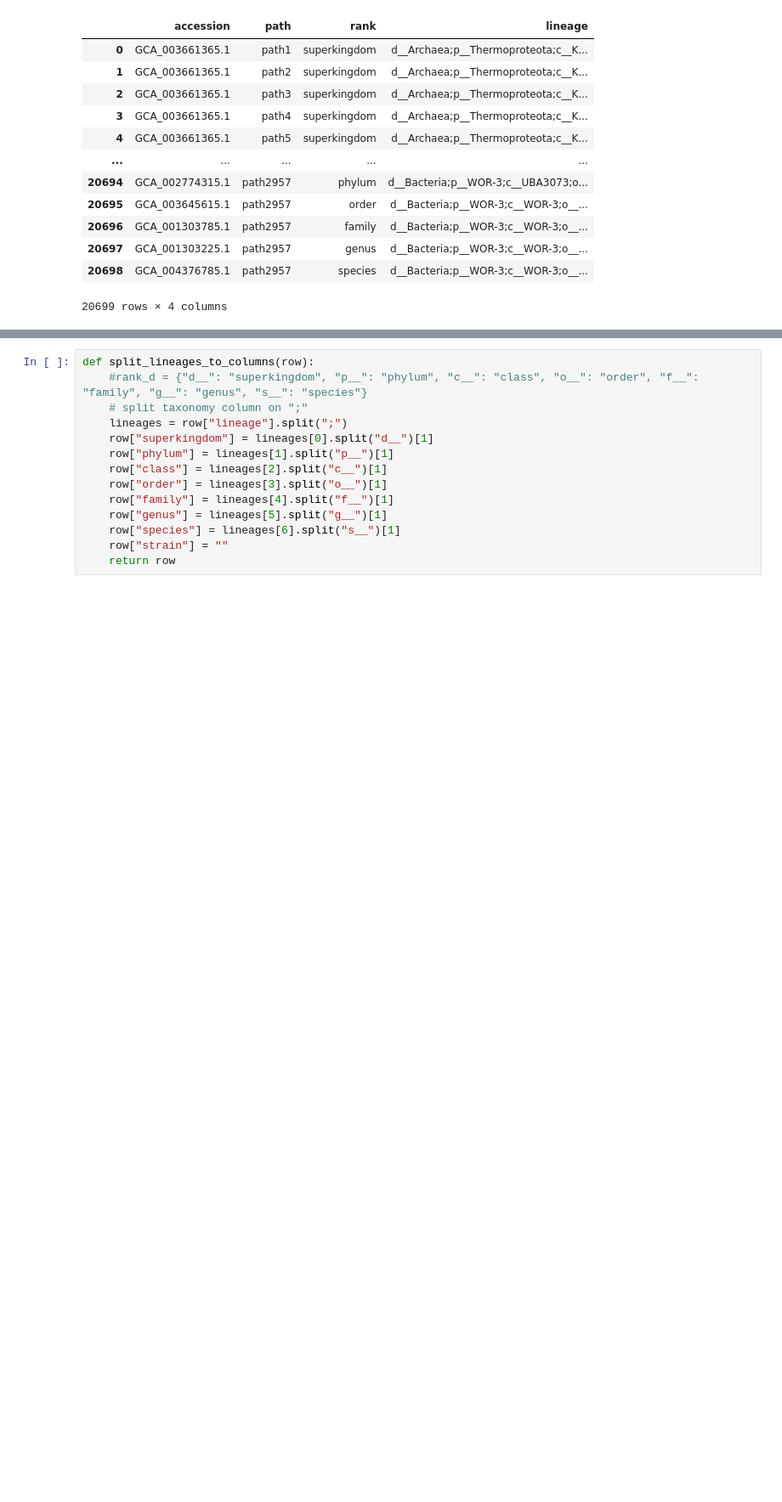
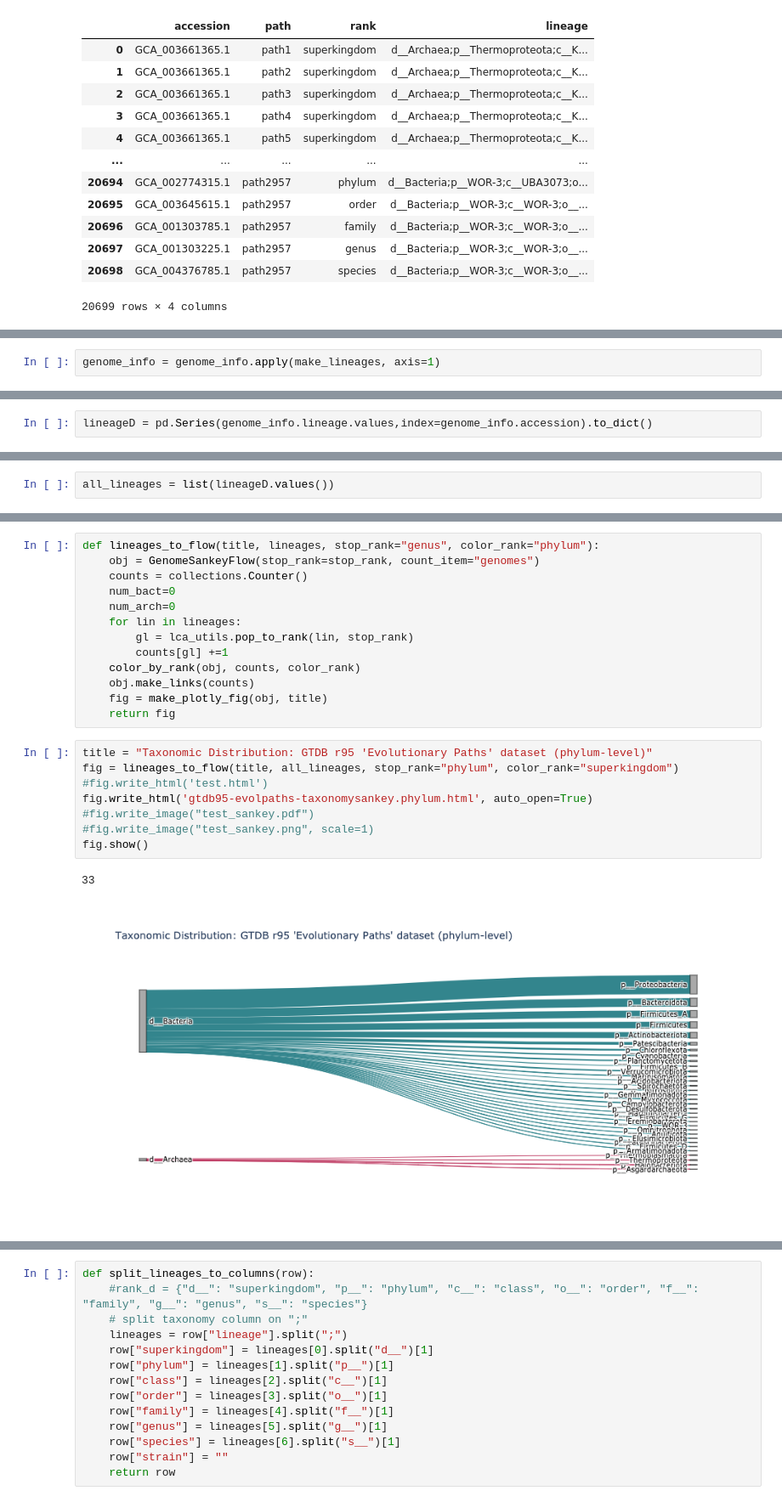
Before and after one commit to bluegenes/2021-benchmarking-dev, a Jupyter notebook: notebooks/evolpaths-taxonomic-distribution.ipynb, the cells around one changed output, grey strips where cells are left out. Shown at 85% size. Cells and saved outputs as stored; diff of their text form; blank space fills up the shorter version.

Commit message:
init taxonomy description sankey plots; modified sourmash_sankey to fit

```diff
--- a/notebooks/evolpaths-taxonomic-distribution.ipynb
+++ b/notebooks/evolpaths-taxonomic-distribution.ipynb
@@ -24,0 +72,2 @@ pathInfo
+# %%
+genome_info = genome_info.apply(make_lineages, axis=1)
@@ -24,0 +90,2 @@ pathInfo
+# %%
+lineageD = pd.Series(genome_info.lineage.values,index=genome_info.accession).to_dict()
@@ -24,0 +106,2 @@ pathInfo
+# %%
+all_lineages = list(lineageD.values())
@@ -24,0 +211,24 @@ pathInfo
+# %%
+def lineages_to_flow(title, lineages, stop_rank="genus", color_rank="phylum"):
+    obj = GenomeSankeyFlow(stop_rank=stop_rank, count_item="genomes")
+    counts = collections.Counter()
+    num_bact=0
+    num_arch=0
+    for lin in lineages:
+        gl = lca_utils.pop_to_rank(lin, stop_rank)
+        counts[gl] +=1
+    color_by_rank(obj, counts, color_rank)
+    obj.make_links(counts)
+    fig = make_plotly_fig(obj, title)
+    return fig
+# %%
+title = "Taxonomic Distribution: GTDB r95 'Evolutionary Paths' dataset (phylum-level)"
+fig = lineages_to_flow(title, all_lineages, stop_rank="phylum", color_rank="superkingdom")
+#fig.write_html('test.html')
+fig.write_html('gtdb95-evolpaths-taxonomysankey.phylum.html', auto_open=True)
+#fig.write_image("test_sankey.pdf")
+#fig.write_image("test_sankey.png", scale=1)
+fig.show()
+# %% [output]
+33
+[figure, added]
```
Also changed, not shown: parts of 29 cells of this notebook, 3 other files.
